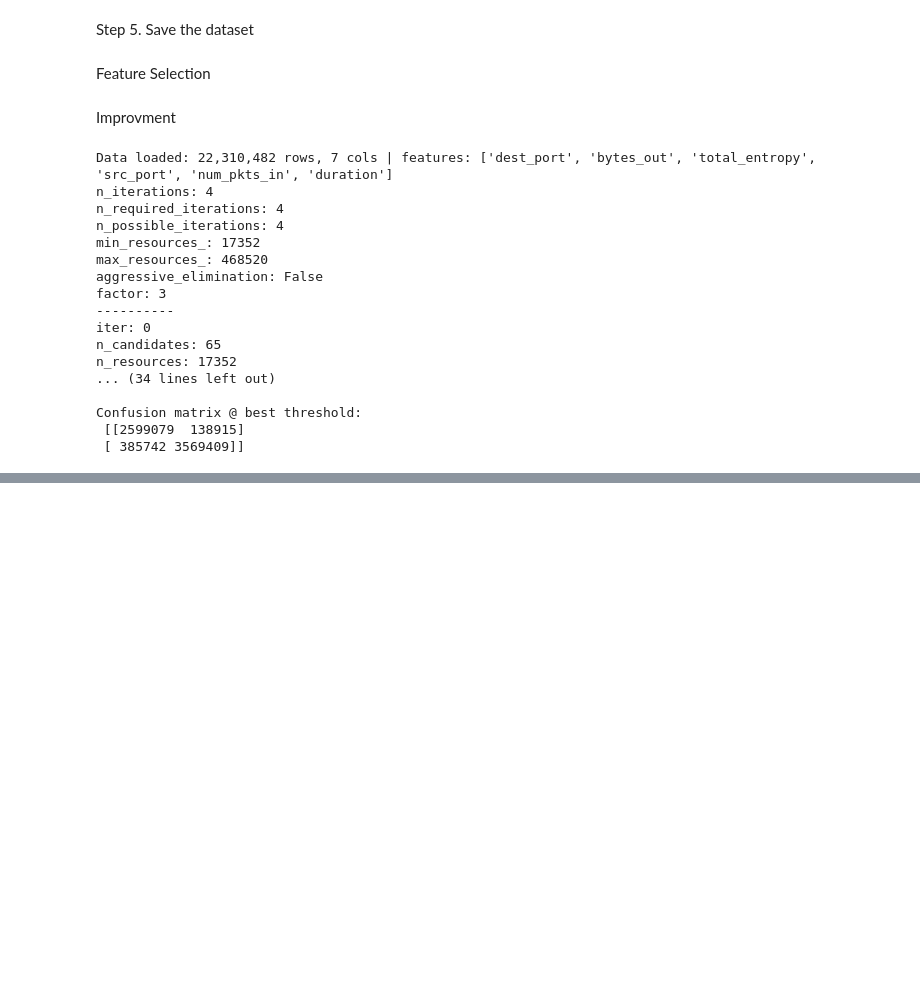
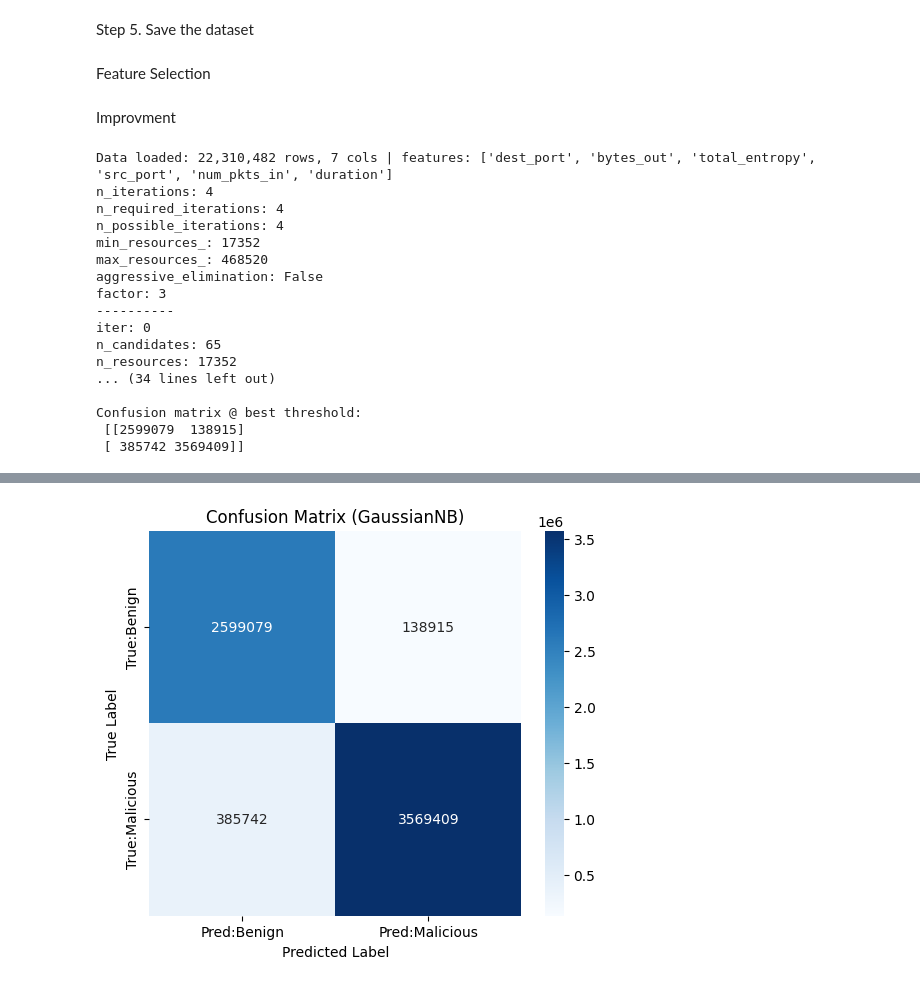
Before and after one commit to gptchat12370-ai/Group-A-DLI-Assignment, a Jupyter notebook: M_seklani(NB).ipynb, the cells around one changed output, grey strips where cells are left out. Saved outputs shown, nothing was run; the diff lists cells and outputs as text; code cells hidden in the pictures; blank space fills up the shorter version.

Commit message:
Commit 3: Add extended evaluation with full metrics & graphs

```diff
--- a/M_seklani(NB).ipynb
+++ b/M_seklani(NB).ipynb
@@ -572,3 +572,97 @@ n_resources: 17352
 Confusion matrix @ best threshold:
  [[2599079  138915]
  [ 385742 3569409]]
+# %%
+# ================== Extended Evaluation (Comprehensive Analysis) ==================
+import matplotlib.pyplot as plt
+import seaborn as sns
+import pandas as pd
+from sklearn.metrics import (
+    precision_score, recall_score, f1_score, accuracy_score,
+    confusion_matrix, roc_curve, auc, precision_recall_curve,
+    average_precision_score, cohen_kappa_score, matthews_corrcoef,
+    classification_report
+)
+
+# --- Metrics at Best Threshold ---
+y_pred = y_pred_opt  # from your tuned NB
+acc  = accuracy_score(y_true, y_pred)
+prec = precision_score(y_true, y_pred)
+rec  = recall_score(y_true, y_pred)
+f1   = f1_score(y_true, y_pred)
+auc_score = auc(*roc_curve(y_true, mal_p)[:2])
+ap = average_precision_score(y_true, mal_p)
+kappa = cohen_kappa_score(y_true, y_pred)
+mcc = matthews_corrcoef(y_true, y_pred)
+
+# Sensitivity (Recall) and Specificity
+tn, fp, fn, tp = confusion_matrix(y_true, y_pred).ravel()
+specificity = tn / (tn + fp)
+sensitivity = tp / (tp + fn)
+
+# Create DataFrame with extended metrics
+results_df = pd.DataFrame([{
+    "Model": "GaussianNB",
+    "Accuracy": round(acc,4),
+    "Precision": round(prec,4),
+    "Recall (Sensitivity)": round(sensitivity,4),
+    "Specificity": round(specificity,4),
+    "F1-Score": round(f1,4),
+    "AUC": round(auc_score,4),
+    "Average Precision": round(ap,4),
+    "Cohen Kappa": round(kappa,4),
+    "MCC": round(mcc,4)
+}])
+
+print("=== Extended Model Evaluation Results ===")
+display(results_df)
+
+# --- Classification Report ---
+print("\n=== Classification Report (per class) ===")
+print(classification_report(y_true, y_pred, target_names=["benign","malicious"], digits=4))
+
+# --- Confusion Matrix ---
+cm = confusion_matrix(y_true, y_pred)
+plt.figure(figsize=(6,5))
+sns.heatmap(cm, annot=True, fmt="d", cmap="Blues",
+            xticklabels=["Pred:Benign","Pred:Malicious"],
+            yticklabels=["True:Benign","True:Malicious"])
+plt.title("Confusion Matrix (GaussianNB)")
+plt.ylabel("True Label")
+plt.xlabel("Predicted Label")
+plt.show()
+
+# --- ROC Curve ---
+fpr, tpr, _ = roc_curve(y_true, mal_p)
+plt.figure(figsize=(6,5))
+plt.plot(fpr, tpr, color="darkorange", lw=2,
+         label=f"AUC = {auc_score:.4f}")
+plt.plot([0,1],[0,1], color="navy", lw=2, linestyle="--")
+plt.xlabel("False Positive Rate")
+plt.ylabel("True Positive Rate")
+plt.title("ROC Curve (GaussianNB)")
+plt.legend(loc="lower right")
+plt.show()
+
+# --- Precision-Recall Curve ---
+prec_curve, rec_curve, _ = precision_recall_curve(y_true, mal_p)
+plt.figure(figsize=(6,5))
+plt.plot(rec_curve, prec_curve, color="green", lw=2,
+         label=f"AP = {ap:.4f}")
+plt.xlabel("Recall")
+plt.ylabel("Precision")
+plt.title("Precision-Recall Curve (GaussianNB)")
+plt.legend(loc="lower left")
+plt.show()
+
+# --- Bar Chart of Metrics ---
+plt.figure(figsize=(9,5))
+metrics = ["Accuracy","Precision","Recall (Sens)","Specificity","F1-Score","AUC","MCC"]
+values = [acc, prec, sensitivity, specificity, f1, auc_score, mcc]
+sns.barplot(x=metrics, y=values, palette="viridis")
+plt.ylim(0,1.05)
+plt.title("GaussianNB Extended Metrics")
+for i, v in enumerate(values):
+    plt.text(i, v + 0.01, f"{v:.3f}", ha="center", fontsize=9)
+plt.show()
+# %% [output]
@@ -574,0 +681 @@ Confusion matrix @ best threshold:
+[figure, added]
```
Also changed, not shown: parts of 1 cell of this notebook.
